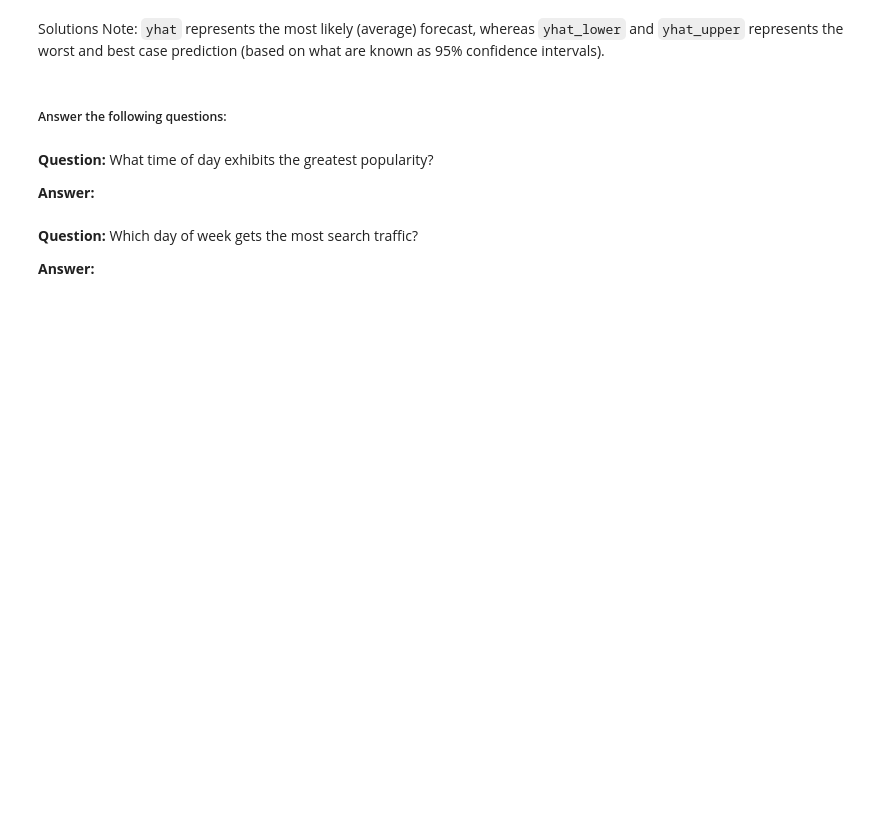
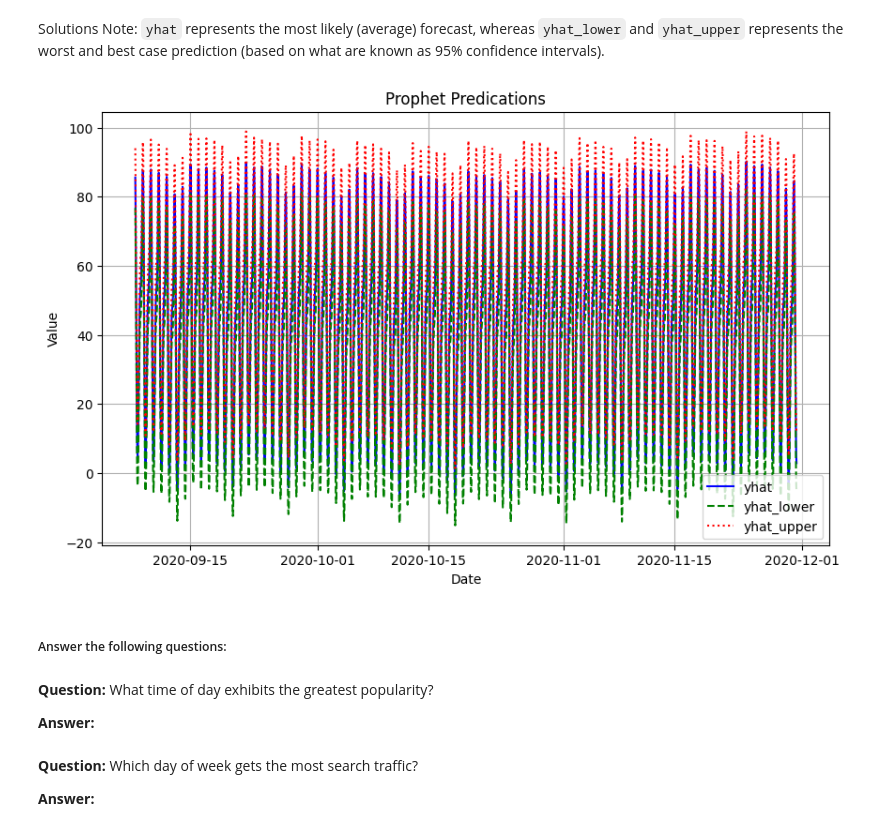
Before and after one commit to rajeevsd123/prophet-challenge, a Jupyter notebook: forecasting_net_prophet.ipynb, the cells around one changed output. Drawn from its saved outputs; the diff is of its cells as text; code cells hidden in the pictures; blank space fills up the shorter version.

```diff
--- a/forecasting_net_prophet.ipynb
+++ b/forecasting_net_prophet.ipynb
@@ -645,5 +709,8 @@ future_df.tail()
 # %%
 # Set the index in the forecast_mercado_trends DataFrame to the ds datetime column
-
+forecast_mercado_trends.index = pd.to_datetime(forecast_mercado_trends.index)
 
 # View the only the yhat,yhat_lower and yhat_upper columns from the DataFrame
+yhat_data = forecast_mercado_trends[['yhat', 'yhat_lower','yhat_upper']]
+
+yhat_data
@@ -655,3 +734,18 @@ Solutions Note: `yhat` represents the most likely (average) forecast, whereas `y
+# %%
+# From the forecast_mercado_trends DataFrame, plot the data to visualize
+#  the yhat, yhat_lower, and yhat_upper columns over the last 2000 hours
+plt.figure(figsize=(10,6))
+plt.plot(forecast_mercado_trends.index[-2000:], forecast_mercado_trends['yhat'][-2000:], label='yhat',color='blue')
+plt.plot(forecast_mercado_trends.index[-2000:], forecast_mercado_trends['yhat_lower'][-2000:], label='yhat',color='green', linestyle = '--')
+plt.plot(forecast_mercado_trends.index[-2000:], forecast_mercado_trends['yhat_upper'][-2000:], label='yhat',color='red', linestyle = ':')
+plt.xlabel('Date')
+plt.ylabel('Value')
+plt.title('Prophet Predications')
+plt.legend(['yhat', 'yhat_lower', 'yhat_upper'])
+plt.grid(True)
+plt.show()
+# %% [output]
+[figure, added]
 # %%
 # Reset the index in the forecast_mercado_trends DataFrame
 
```
Also changed, not shown: parts of 10 cells of this notebook.
